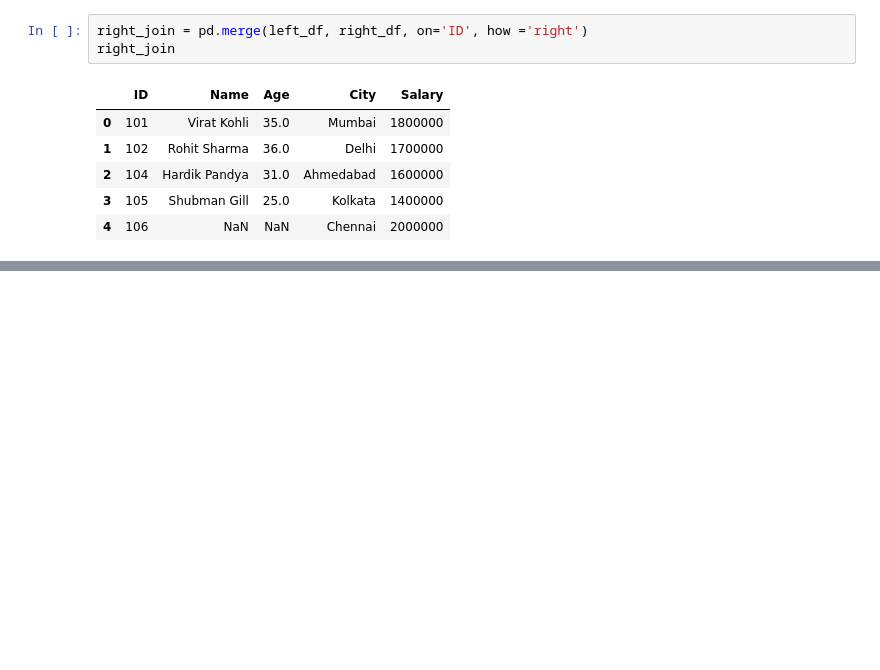
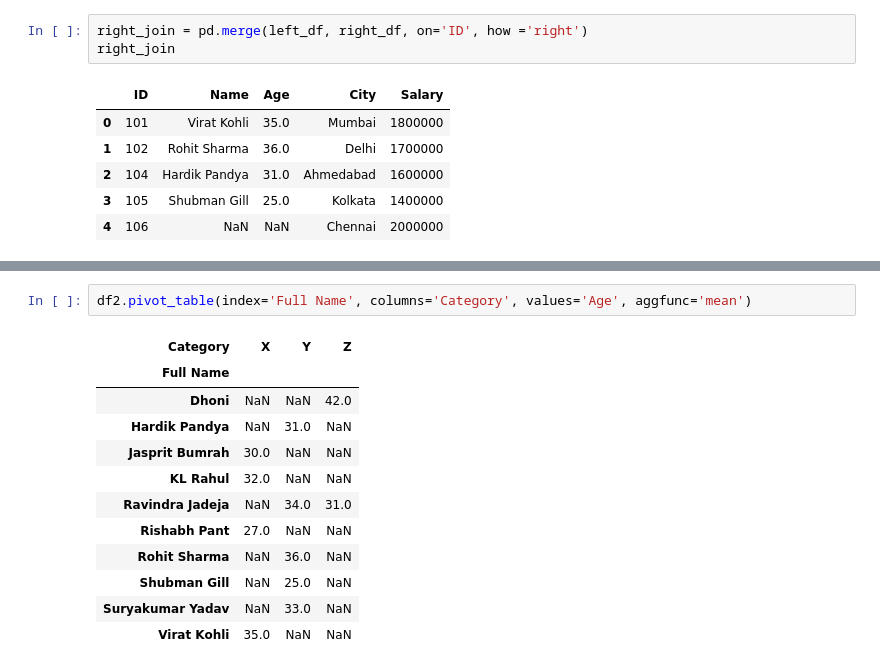
Before and after one commit to karthik-k11/Data-Science-Libraries-Practice, a Jupyter notebook: Pandas_Practice.ipynb, the cells around one changed output, grey strips where cells are left out. Saved outputs shown, nothing was run; the diff lists cells and outputs as text; blank space fills up the shorter version.

Commit message:
Pivot table done

```diff
--- a/Pandas_Practice.ipynb
+++ b/Pandas_Practice.ipynb
@@ -1782,0 +1798,15 @@ right_join
+# %%
+df2.pivot_table(index='Full Name', columns='Category', values='Age', aggfunc='mean')
+# %% [output]
+| Category | X | Y | Z |
+| Full Name |  |  |  |
+| Dhoni | NaN | NaN | 42.0 |
+| Hardik Pandya | NaN | 31.0 | NaN |
+| Jasprit Bumrah | 30.0 | NaN | NaN |
+| KL Rahul | 32.0 | NaN | NaN |
+| Ravindra Jadeja | NaN | 34.0 | 31.0 |
+| Rishabh Pant | 27.0 | NaN | NaN |
+| Rohit Sharma | NaN | 36.0 | NaN |
+| Shubman Gill | NaN | 25.0 | NaN |
+| Suryakumar Yadav | NaN | 33.0 | NaN |
+| Virat Kohli | 35.0 | NaN | NaN |
```
Also changed, not shown: parts of 3 cells of this notebook.
